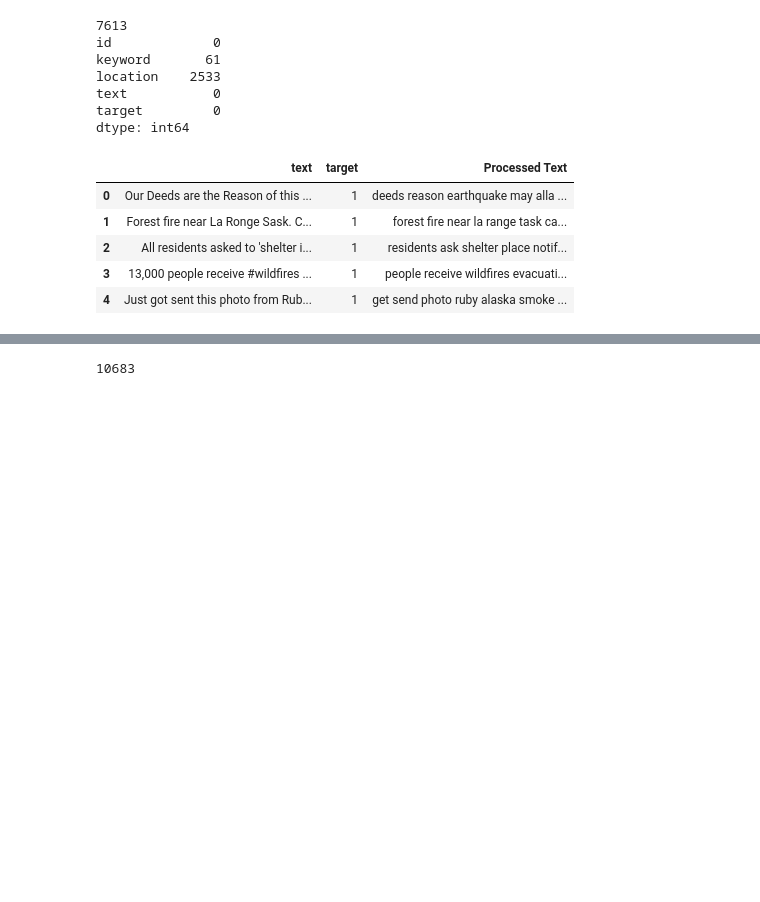
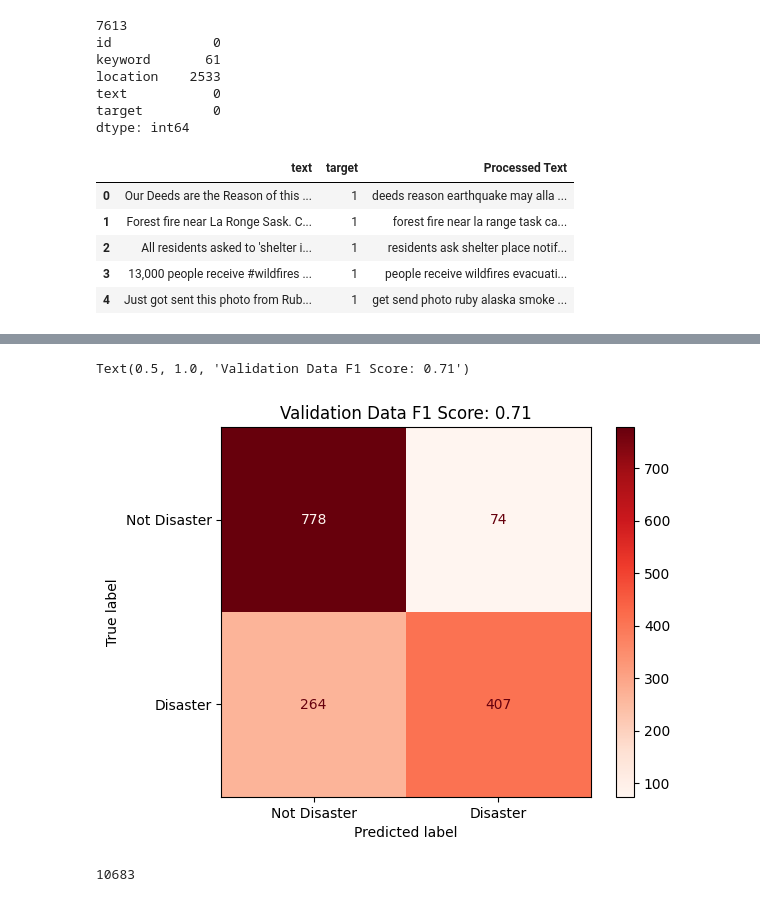
Before and after one commit to AshvinSehgal/AI-ML, a Jupyter notebook: NLP with Disaster Tweets/NLP-with-disaster-tweets.ipynb, the cells around one changed output, grey strips where cells are left out. Saved outputs shown, nothing was run; the diff lists cells and outputs as text; code cells hidden in the pictures; blank space fills up the shorter version.

```diff
--- a/NLP with Disaster Tweets/NLP-with-disaster-tweets.ipynb
+++ b/NLP with Disaster Tweets/NLP-with-disaster-tweets.ipynb
@@ -114,3 +143,9 @@ plt.axis('off')
+# %%
+conf_matrix = ConfusionMatrixDisplay.from_predictions(y_val, pred, display_labels=['Not Disaster','Disaster'],cmap=plt.cm.Reds)
+conf_matrix.ax_.set_title('Validation Data F1 Score: '+str(np.round(f1_score(y_val, pred),2)))
+# %% [output]
+Text(0.5, 1.0, 'Validation Data F1 Score: 0.71')
+[figure, added]
 # %%
 tokenizer = Tokenizer()
 tokenizer.fit_on_texts(train_data['Processed Text'])
```
Also changed, not shown: parts of 6 cells of this notebook, 6 other files.
